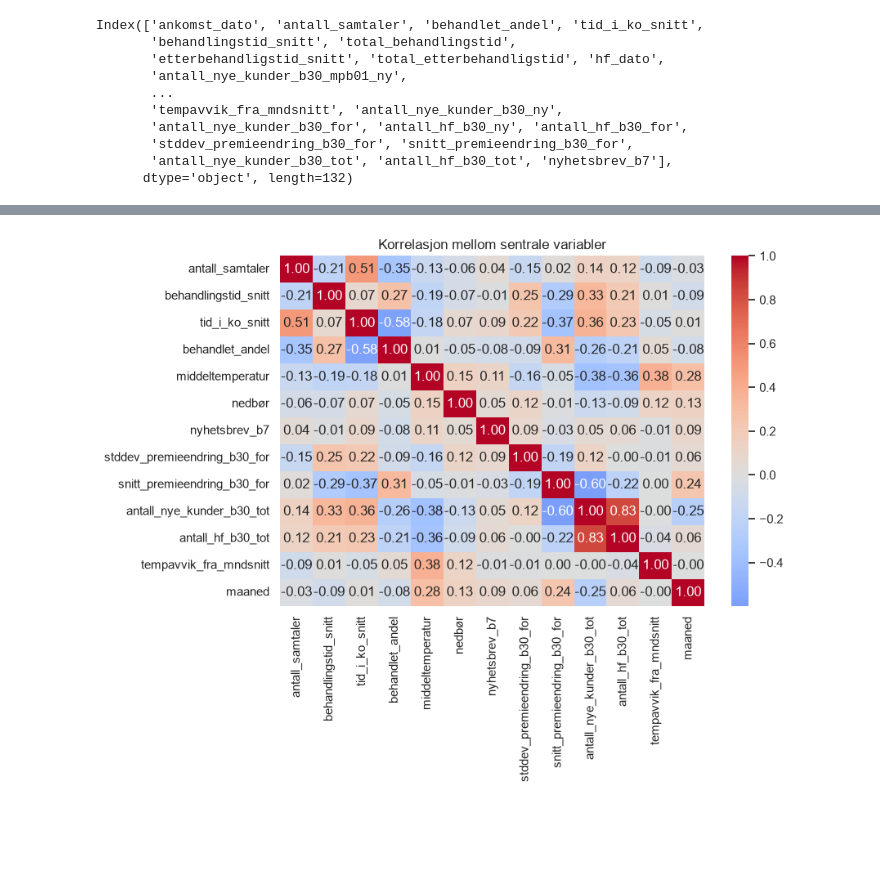
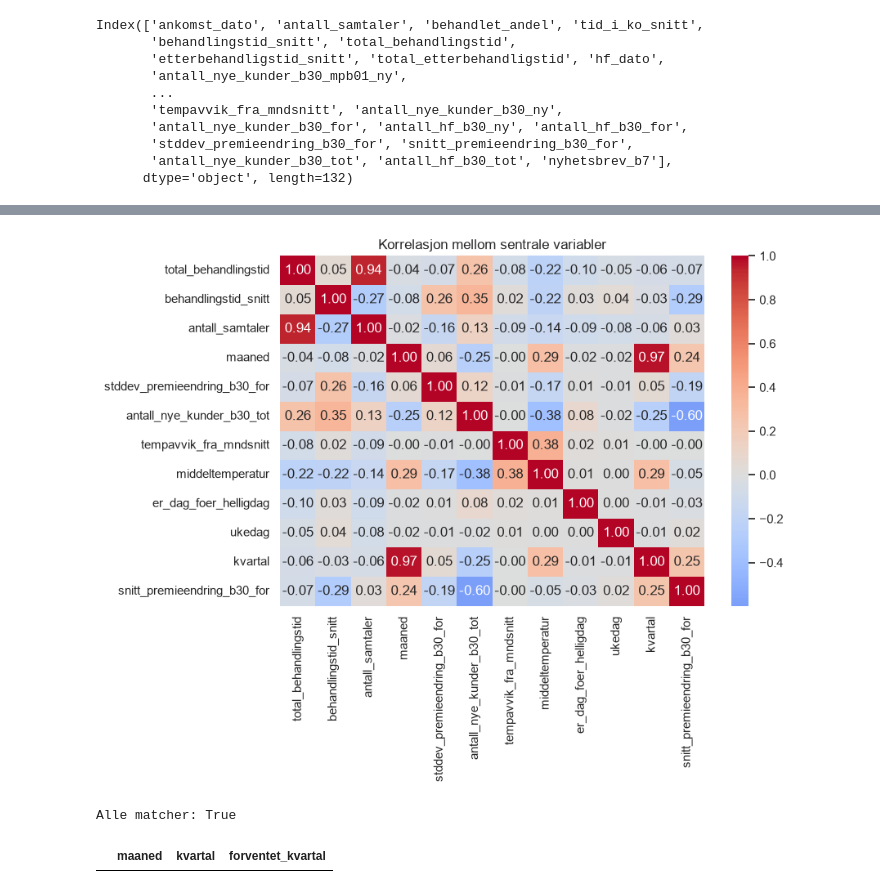
Before and after one commit to adnerolstad-klp/inngangsanalyse, a Jupyter notebook: code/notebooks/02_EDA.ipynb, the cells around one changed output, grey strips where cells are left out. Drawn from its saved outputs; the diff is of its cells as text; code cells hidden in the pictures; blank space fills up the shorter version.

```diff
--- a/code/notebooks/02_EDA.ipynb
+++ b/code/notebooks/02_EDA.ipynb
@@ -88,6 +85,7 @@ hist_cols = [
     "behandlet_andel",
     "middeltemperatur",
     "nedbør",
+    "ukedag"
 ]
 
 available_hist_cols = [col for col in hist_cols if col in df.columns]
@@ -145,32 +143,44 @@ Name: count, dtype: int64
 [figure]
 # %%
 # Enkel korrelasjonsoversikt for sentrale numeriske kolonner
-corr_cols = [
-    "antall_samtaler",
-    "behandlingstid_snitt",
-    # "total_behandlingstid",
-    "tid_i_ko_snitt",
-    "behandlet_andel",
-    "middeltemperatur",
-    "nedbør",
-    "nyhetsbrev_b7",
-    # 'antall_nye_kunder_b30_ny',
-    # 'antall_hf_b30_ny',
-    'stddev_premieendring_b30_for',
-    'snitt_premieendring_b30_for',
-    'antall_nye_kunder_b30_tot',
-    'antall_hf_b30_tot',
-    'tempavvik_fra_mndsnitt',
-    'maaned'
+corr_cols = ['total_behandlingstid',
+             'behandlingstid_snitt',
+             'antall_samtaler',
+             'maaned',
+             'stddev_premieendring_b30_for',
+             'antall_nye_kunder_b30_tot',
+             'tempavvik_fra_mndsnitt',
+             'middeltemperatur',
+             'er_dag_foer_helligdag',
+             'ukedag',
+             'kvartal',
+             'snitt_premieendring_b30_for'
 ]
 
 corr_cols = [col for col in corr_cols if col in df.columns]
 corr = df[corr_cols].corr(numeric_only=True)
 
 plt.figure(figsize=(9, 7))
 sns.heatmap(corr, annot=True, fmt=".2f", cmap="coolwarm", center=0)
 plt.title("Korrelasjon mellom sentrale variabler")
 plt.tight_layout()
 plt.show()
 # %% [output]
-[figure, old version]
+[figure, new version]
+# %%
+# Sjekk om kvartal er korrekt bestemt av maaned
+month_to_quarter = ((df["maaned"] - 1) // 3) + 1
+
+check = pd.DataFrame({
+    "maaned": df["maaned"],
+    "kvartal": df["kvartal"],
+    "forventet_kvartal": month_to_quarter,
+})
+
+print("Alle matcher:", (check["kvartal"] == check["forventet_kvartal"]).all())
+
+# Se eventuelle avvik
+check[check["kvartal"] != check["forventet_kvartal"]].head()
+# %% [output]
+Alle matcher: True
+|  | maaned | kvartal | forventet_kvartal |
```
Also changed, not shown: parts of 5 cells of this notebook, 4 other files.
